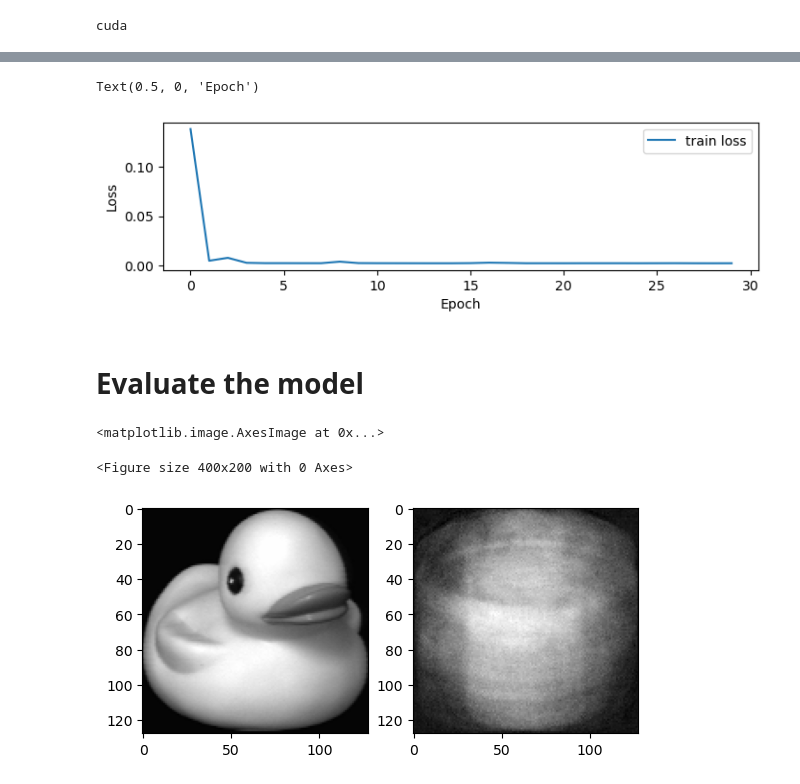
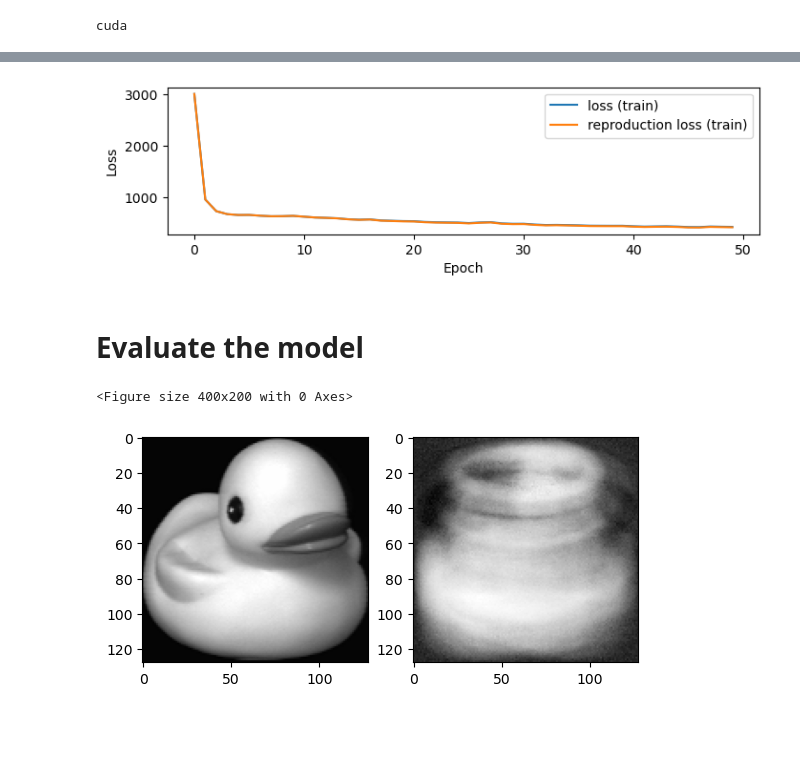
Before and after one commit to martinekbh/vae-project, a Jupyter notebook: AEVB_COIL20.ipynb, the cells around one changed output, grey strips where cells are left out. Drawn from its saved outputs; the diff is of its cells as text; code cells hidden in the pictures; blank space fills up the shorter version.

```diff
--- a/AEVB_COIL20.ipynb
+++ b/AEVB_COIL20.ipynb
@@ -66,6 +96,6 @@ Image shape: torch.Size([1, 128, 128])
 # %%
 # Hyperparameters
-batch_size = 32
+batch_size = 64
 lr = 0.001
 
 N = len(dataset)
@@ -73,7 +103,7 @@ in_channels = 1
 input_size = [in_channels, 128, 128]
 dim_input = np.prod(input_size)
 dim_hidden = 1024
-dim_latent = 256
+dim_latent = 2
 n_classes = 20
 seed = 11       # Random seed for reproducible results
 torch.manual_seed(seed);
@@ -169,3 +209,11 @@ def loss_function(x, out, mean, log_var, alpha = 0.01):
+# %%
+def beta_func(step, start=200, stop=400, scale=0.8):
+    if step < start:
+        return 0
+    elif step > stop:
+        return scale
+    else:
+        return scale * (step - start)/(stop - start)
 # %%
 encoder = Encoder(dim_input, dim_hidden, dim_latent).to(DEVICE)
 decoder = Decoder(dim_latent, dim_hidden, dim_input).to(DEVICE)
@@ -176,20 +224,27 @@ print(DEVICE)
 cuda
 # %%
 # Train the model
-epochs = 30
-loss_per_epoch = []
+epochs = 50
 validation_loss = []
+train_losses = []
+train_r_losses = []
+train_kl_losses = []
+beta_vals = []
+step = 0
 for epoch in range(epochs):
     model.train()
     loss_this_epoch = 0
+    r_loss_this_epoch = 0
+    kl_loss_this_epoch = 0
     for batch, (x, label) in enumerate(train_loader):
+        batch_size = x.shape[0]
+        x = x.view(batch_size, dim_input)   # Flatten
         x = x.to(DEVICE)
-        x = torch.flatten(x, start_dim=1)
 
         assert not torch.isnan(x).any()
         optimizer.zero_grad()
 
-        out, q_mean, q_log_var = model(x)
+        out, mean, logvar = model(x)
         x_hat = out
 
         if torch.isnan(x_hat.view(-1)).sum().item() != 0:
@@ -197,14 +252,24 @@ for epoch in range(epochs):
             print(x_hat)
         assert not torch.isnan(x_hat).any()
 
-        loss = loss_function(x, out, q_mean, q_log_var)
+        #loss = loss_function(x, out, q_mean, q_log_var)
+        beta = beta_func(step)
+        loss, r_loss, kl = loss_function(x, x_hat, mean, logvar, beta=beta)
         loss_this_epoch += loss.item()
+        r_loss_this_epoch += r_loss.item()
+        kl_loss_this_epoch += kl.item()
+        beta_vals.append(beta)
+        step += 1
+
 
         loss.backward()
         optimizer.step()
 
-    loss_per_epoch.append(loss_this_epoch / ((batch+1)*batch_size))
+    train_losses.append(loss_this_epoch / ((batch+1)*batch_size))
+    train_r_losses.append(r_loss_this_epoch / ((batch+1)*batch_size))
+    train_kl_losses.append(kl_loss_this_epoch / ((batch+1)*batch_size))
     print("\tEpoch", epoch + 1, "complete!", "\tAverage Loss: ", loss_this_epoch / ((batch+1)*batch_size))
+    print("\t\t\t\tReproduction loss:", r_loss_this_epoch / ((batch+1)*batch_size) ,"\tKL-div:", kl_loss_this_epoch / ((batch+1)*batch_size))
 
     # model.eval()
     # with torch.no_grad():
@@ -232,27 +319,28 @@ Loss: tensor(0.0765, device='cuda:0', grad_fn=<MulBackward0>) tensor(0.0015, dev
 # %%
 plt.figure(figsize=(8,2))
-plt.plot(range(epochs), loss_per_epoch, label = "train loss")
+plt.plot(range(epochs), train_losses, label = "loss (train)")
+plt.plot(range(epochs), train_r_losses, label = "reproduction loss (train)")
 #plt.plot(range(epochs), validation_loss, label = 'validation_loss')
 plt.legend()
 plt.ylabel("Loss")
 plt.xlabel("Epoch")
+plt.show()
 # %% [output]
-Text(0.5, 0, 'Epoch')
-[figure, old version]
+[figure, new version]
 # %% [markdown]
 # Evaluate the model
 # %%
 model.eval()
 
 # See reconstruction of an image in the training set
 img, label = train_data[900]
 img_repro, _, _ = model(img.to(DEVICE))
-img_repro = img_repro.reshape((1,128,128)).cpu().detach()
+img_repro = img_repro.reshape(input_size).cpu().detach()
 plt.figure(figsize=(4,2))
 fig, axs = plt.subplots(1,2)
 axs[0].imshow(img.permute(1,2,0), cmap=plt.get_cmap('gray'))
 axs[1].imshow(img_repro.permute(1,2,0), cmap=plt.get_cmap('gray'))
+plt.show()
 # %% [output]
-<matplotlib.image.AxesImage at 0x...>
+<Figure size 400x200 with 0 Axes>
-<Figure size 400x200 with 0 Axes>
-[figure, old version]
+[figure, new version]
```
Also changed, not shown: parts of 12 cells of this notebook, 2 other files.
